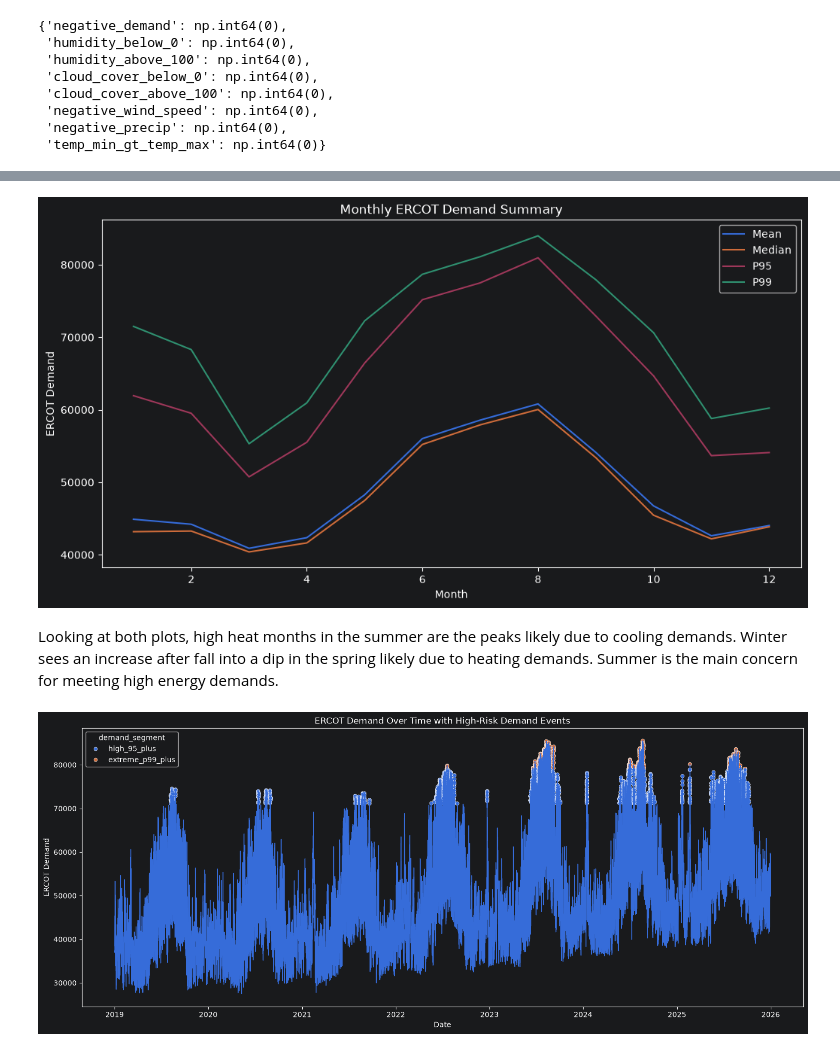
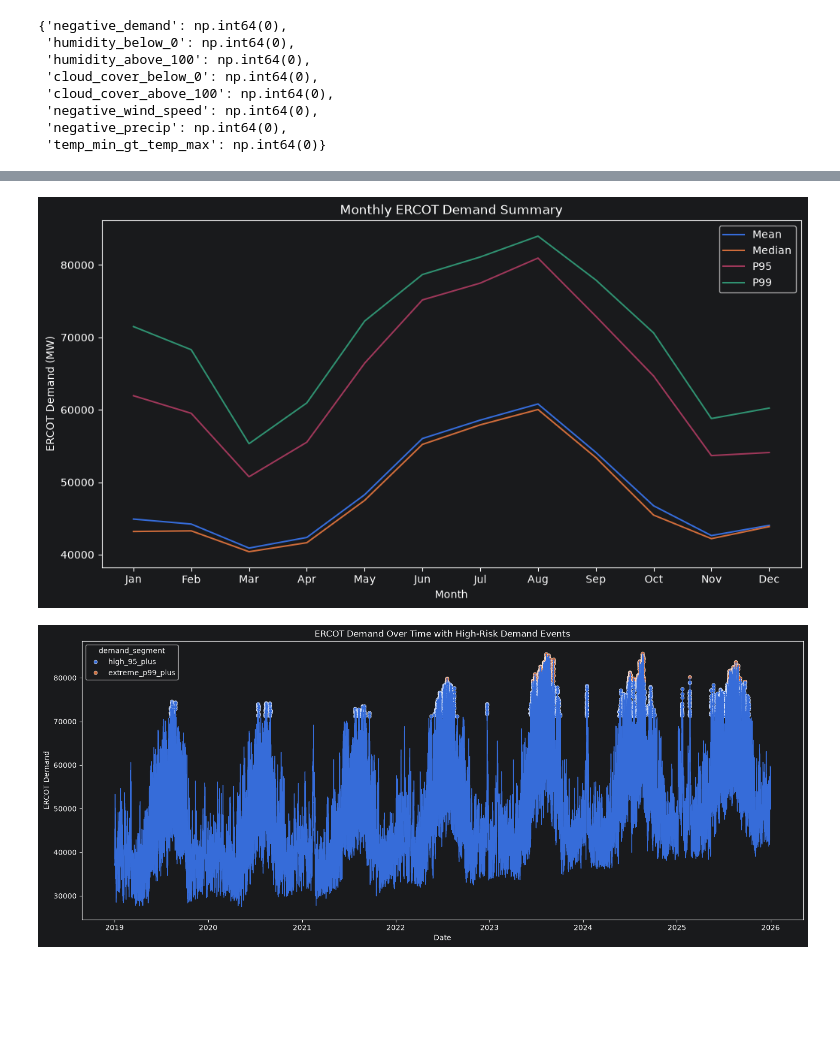
Before and after one commit to freemanchamjames/ercot-demand-forecasting, a Jupyter notebook: notebooks/02_ERCOT_weather_pull_EDA.ipynb, the cells around one changed output, grey strips where cells are left out. Cells and saved outputs as stored; diff of their text form; code cells hidden in the pictures; blank space fills up the shorter version.

```diff
--- a/notebooks/02_ERCOT_weather_pull_EDA.ipynb
+++ b/notebooks/02_ERCOT_weather_pull_EDA.ipynb
@@ -568,3 +611,4 @@ dtype: int64
 # %%
+df_model["period_utc"] = df_model["period_utc"].dt.tz_convert("UTC")
 df_model.dtypes
 # %% [output]
@@ -768,30 +802,33 @@ plt.show()
 # %%
 monthly_summary = (
     df_model_eda
     .groupby('month')
     .agg(
         mean_demand=('value', 'mean'),
         median_demand=('value', 'median'),
         p95_demand=('value', lambda x: x.quantile(0.95)),
         p99_demand=('value', lambda x: x.quantile(0.99))
     )
     .reset_index()
 )
 
 plt.figure(figsize=(12, 6))
 sns.lineplot(data=monthly_summary, x='month', y='mean_demand', label='Mean')
 sns.lineplot(data=monthly_summary, x='month', y='median_demand', label='Median')
 sns.lineplot(data=monthly_summary, x='month', y='p95_demand', label='P95')
 sns.lineplot(data=monthly_summary, x='month', y='p99_demand', label='P99')
 plt.title('Monthly ERCOT Demand Summary')
 plt.xlabel('Month')
-plt.ylabel('ERCOT Demand')
+plt.xticks(
+    range(1, 13),
+    ["Jan", "Feb", "Mar", "Apr", "May", "Jun",
+     "Jul", "Aug", "Sep", "Oct", "Nov", "Dec"]
+)
+plt.ylabel("ERCOT Demand (MW)")
 plt.legend()
 plt.show()
 # %% [output]
-[figure, old version]
+[figure, new version]
-# %% [markdown]
-Looking at both plots, high heat months in the summer are the peaks likely due to cooling demands. Winter sees an increase after fall into a dip in the spring likely due to heating demands. Summer is the main concern for meeting high energy demands.
 # %%
 plt.figure(figsize=(18,7))
 
```
Also changed, not shown: parts of 55 cells of this notebook, 2 other files.
